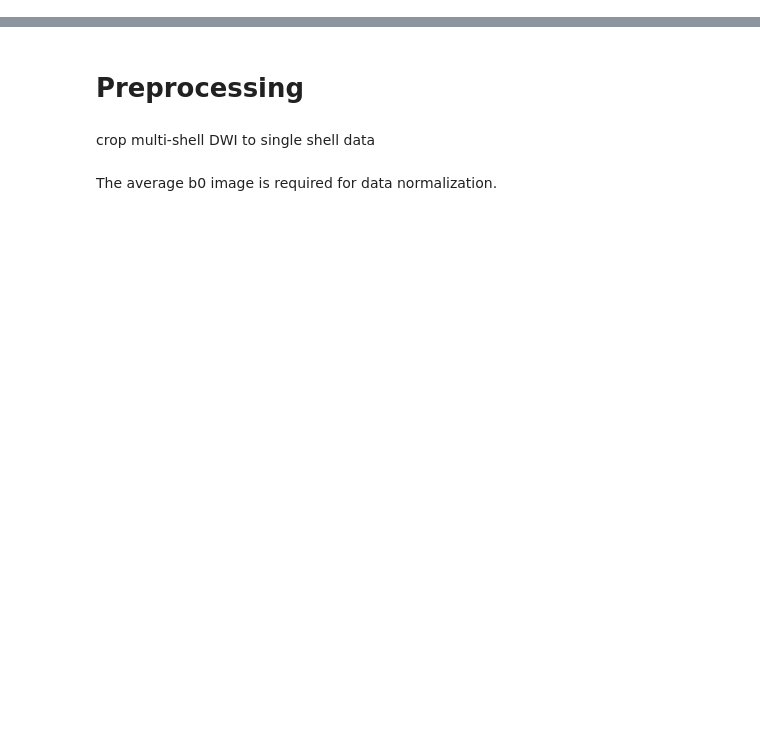
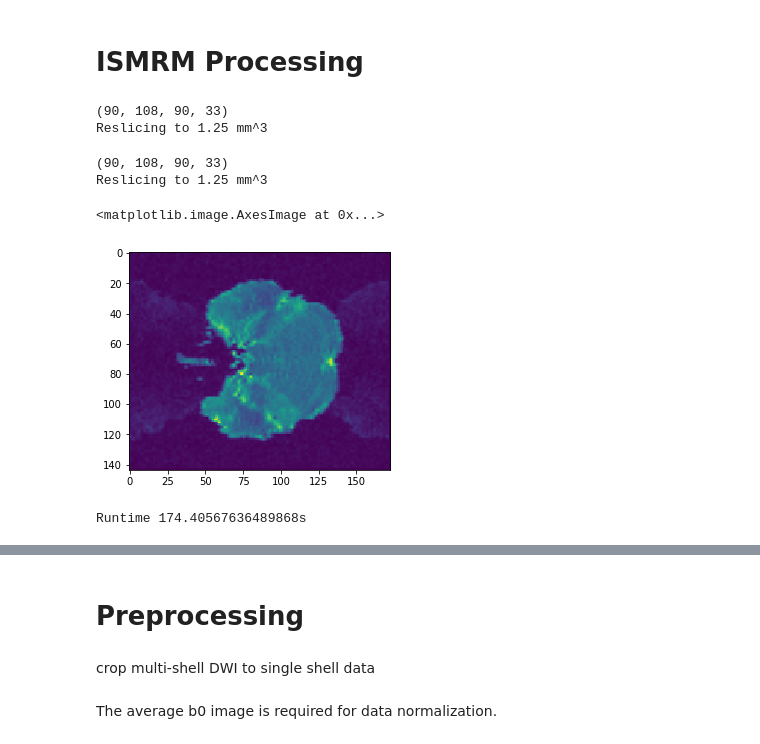
Before and after one commit to nih23/deepFibreTracking, a Jupyter notebook: 00_generateData.ipynb, the cells around one changed output, grey strips where cells are left out. Saved outputs shown, nothing was run; the diff lists cells and outputs as text; code cells hidden in the pictures; blank space fills up the shorter version.

Commit message:
updated unit test/data generation

```diff
--- a/00_generateData.ipynb
+++ b/00_generateData.ipynb
@@ -29,3 +30,42 @@ from dipy.tracking import utils
 
 import src.dwi_tools as dwi_tools
 import src.nn_helper as nn_helper
+# %% [markdown]
+# ISMRM Processing
+# %%
+from dipy.segment.mask import median_otsu
+pCaseID = 'ISMRM_2015_Tracto_challenge_data'
+useDenoising = False
+bvals,bvecs,gtab,dwi,aff,t1 = dwi_tools.loadISMRMData('data/%s' % (pCaseID), denoiseData = useDenoising, resliceToHCPDimensions=True)
+b0_mask, binarymask = median_otsu(dwi[:,:,:,0], 2, 1)
+# %% [output]
+(90, 108, 90, 33)
+Reslicing to 1.25 mm^3
+# %%
+from dipy.segment.mask import median_otsu
+pCaseID = 'ISMRM_2015_Tracto_challenge_data'
+useDenoising = False
+bvals_rs,bvecs_rs,gtab_rs,dwi_rs,aff_rs,t1_rs = dwi_tools.loadISMRMData('data/%s' % (pCaseID), denoiseData = useDenoising, resliceToHCPDimensions=True)
+b0_mask, binarymask = median_otsu(dwi[:,:,:,0], 2, 1)
+# %% [output]
+(90, 108, 90, 33)
+Reslicing to 1.25 mm^3
+# %%
+b0 = dwi[:,:,:,0]
+# %%
+plt.imshow(b0[:,:,40])
+# %% [output]
+<matplotlib.image.AxesImage at 0x...>
+[figure, added]
+# %%
+import dipy.reconst.dti as dti
+start_time = time.time()
+dti_model = dti.TensorModel(gtab)
+dti_fit = dti_model.fit(dwi, mask=binarymask)
+dti_fit_odf = dti_fit.odf(sphere = default_sphere)
+dg = DeterministicMaximumDirectionGetter
+dg = dg.from_pmf(dti_fit_odf, max_angle=30., sphere=default_sphere)
+runtime = time.time() - start_time
+print('Runtime ' + str(runtime) + 's')
+# %% [output]
+Runtime 174.40567636489868s
```
Also changed, not shown: parts of 100 cells of this notebook, 2 other files.
